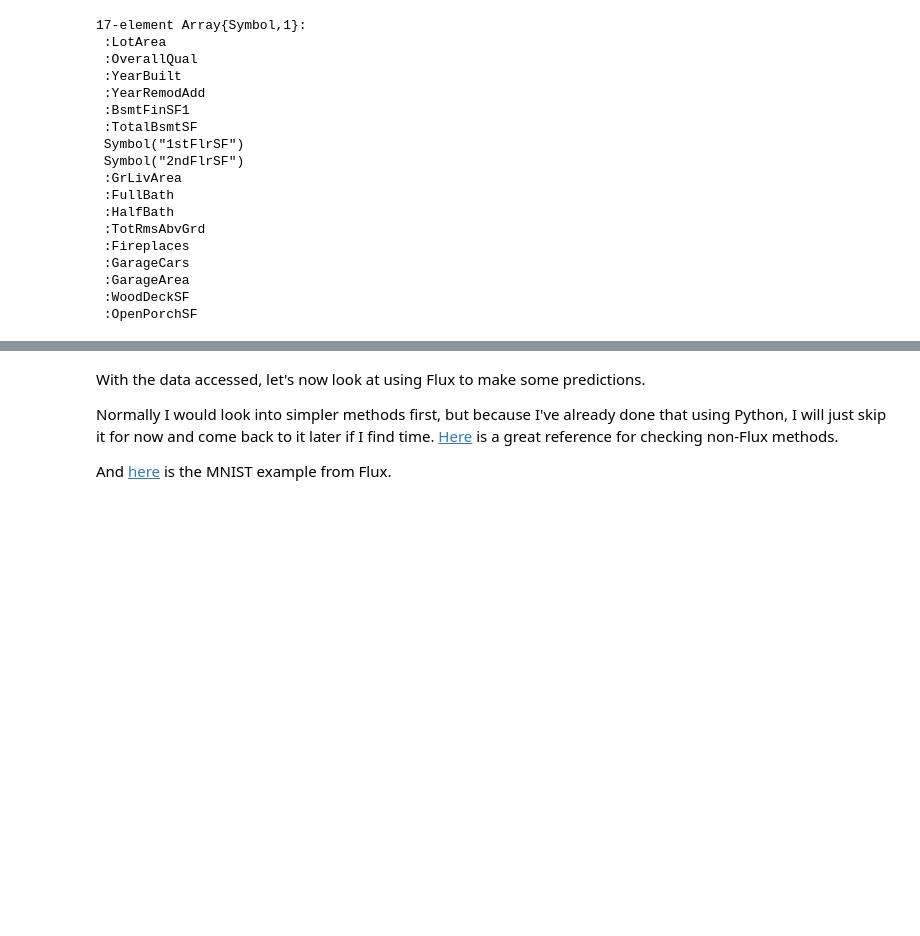
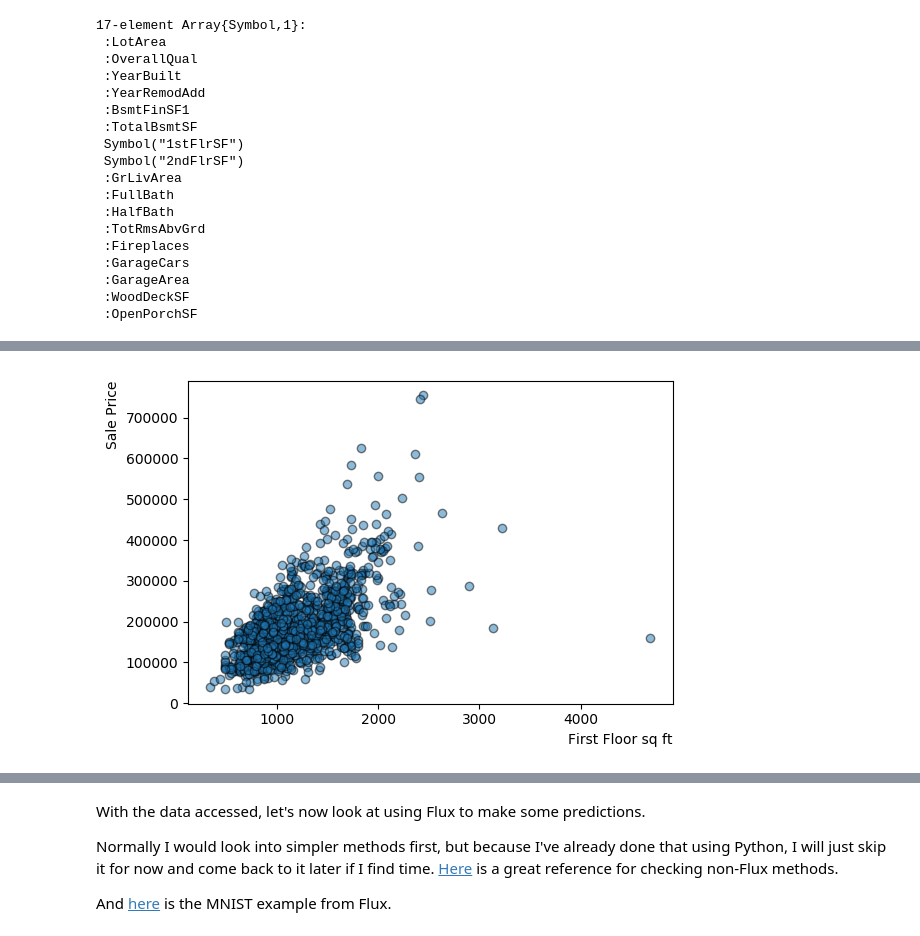
Before and after one commit to demarley/figment, a Jupyter notebook: housing-prices/julia/housing_prices.ipynb, the cells around one changed output, grey strips where cells are left out. Saved outputs shown, nothing was run; the diff lists cells and outputs as text; code cells hidden in the pictures; blank space fills up the shorter version.

```diff
--- a/housing-prices/julia/housing_prices.ipynb
+++ b/housing-prices/julia/housing_prices.ipynb
@@ -230,0 +229,15 @@ false
+# %%
+# 1stFlrSF vs SalePrice: Scatter
+fig = figure("corrmat",figsize=(6,4))
+ax  = gca()
+
+scatter(df[Symbol("1stFlrSF")],df[:SalePrice],alpha=0.5,edgecolor="k")
+# have to use `Symbol()` to access columns that begin with a number
+
+xlabel("First Floor sq ft", position=(1,0), ha="right")
+ylabel("Sale Price", position=(0,1), ha="right")
+
+fig[:canvas][:draw]()
+PyPlot.tight_layout()
+# %% [output]
+[figure, added]
```
Also changed, not shown: parts of 32 cells of this notebook.
